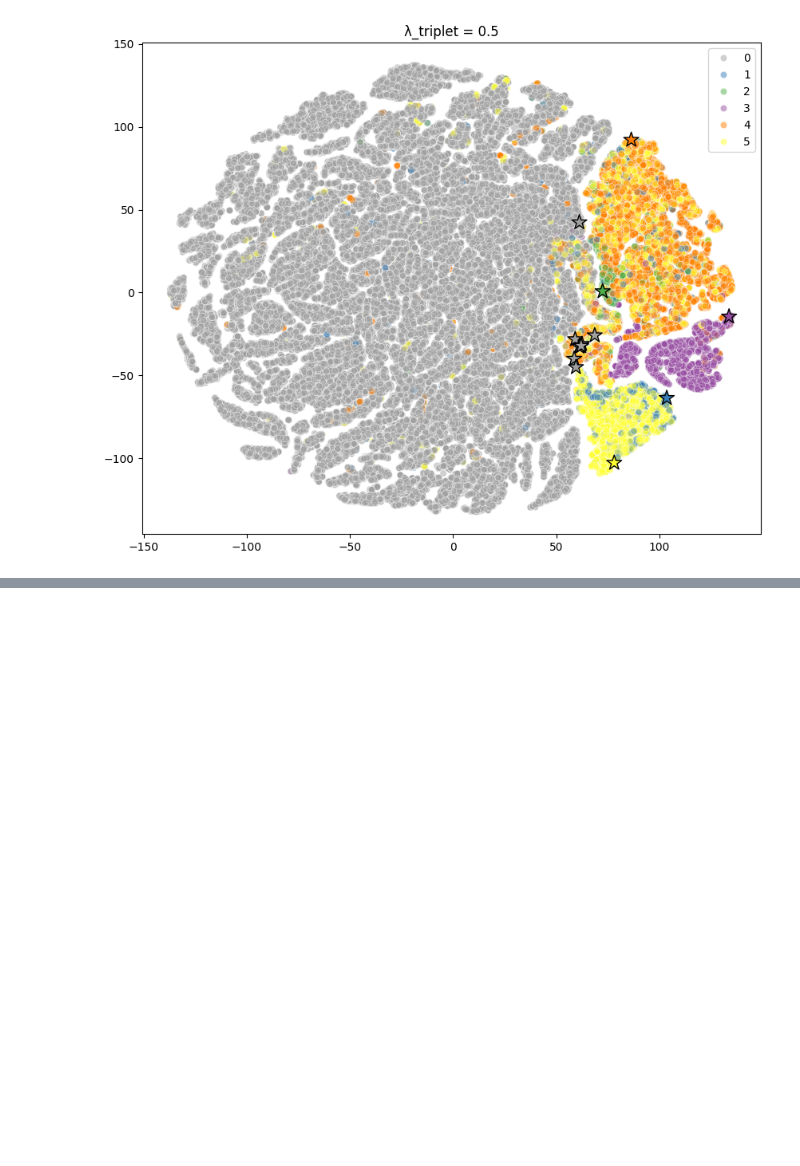
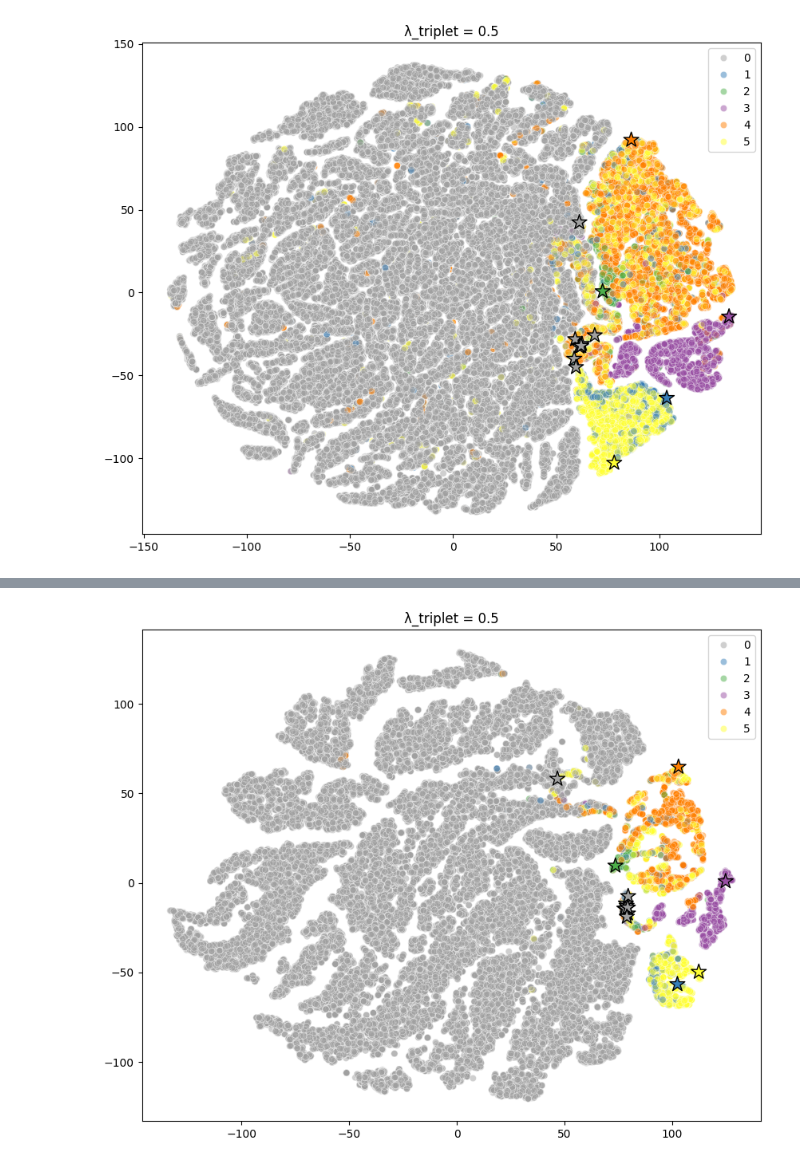
Before and after one commit to darosali/explainable-latent-classifiers, a Jupyter notebook: PPNet_triplet.ipynb, the cells around one changed output, grey strips where cells are left out. Drawn from its saved outputs; the diff is of its cells as text; code cells hidden in the pictures; blank space fills up the shorter version.

```diff
--- a/PPNet_triplet.ipynb
+++ b/PPNet_triplet.ipynb
@@ -429,0 +467,16 @@ plt.show()
+# %%
+z_combined = np.vstack([z_sampled, prototypes])
+tsne = TSNE(n_components=2)
+embedding_combined = tsne.fit_transform(z_combined)
+
+plt.figure(figsize=(10, 8))
+sns.scatterplot(x=embedding_combined[:-15, 0], y=embedding_combined[:-15, 1], hue=y_test_anomalies_sampled, alpha=0.5, palette=custom_palette)
+
+plt.scatter(embedding_combined[-15:, 0], embedding_combined[-15:, 1], c=proto_colors, marker='*', s=200, edgecolors='black')
+
+plt.title("λ_triplet = 0.5")
+plt.legend()
+#plt.savefig(f"figs/ppnet/triplet_lambda_0_5_sampled_tsne.png")
+plt.show()
+# %% [output]
+[figure, added]
```
Also changed, not shown: parts of 6 cells of this notebook.
